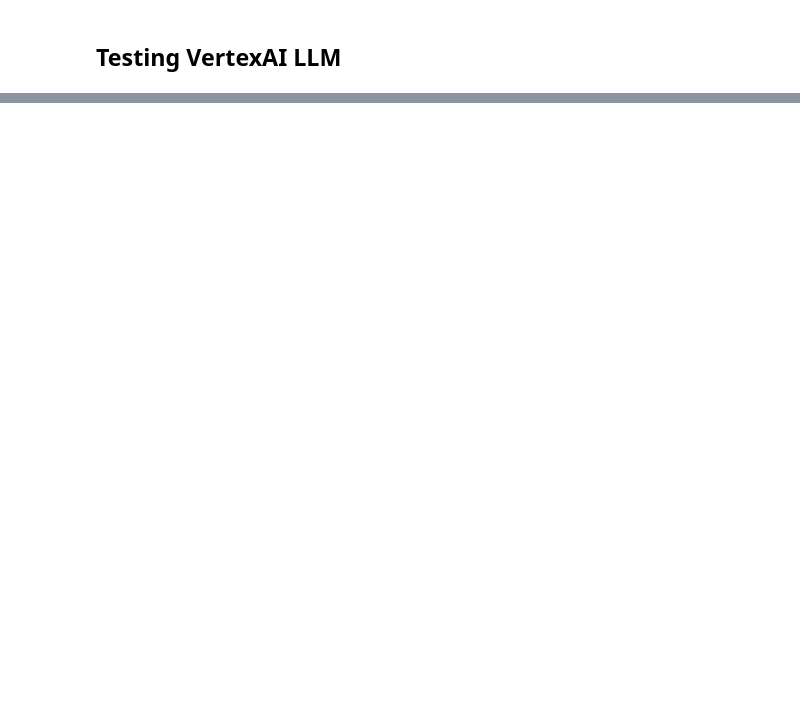
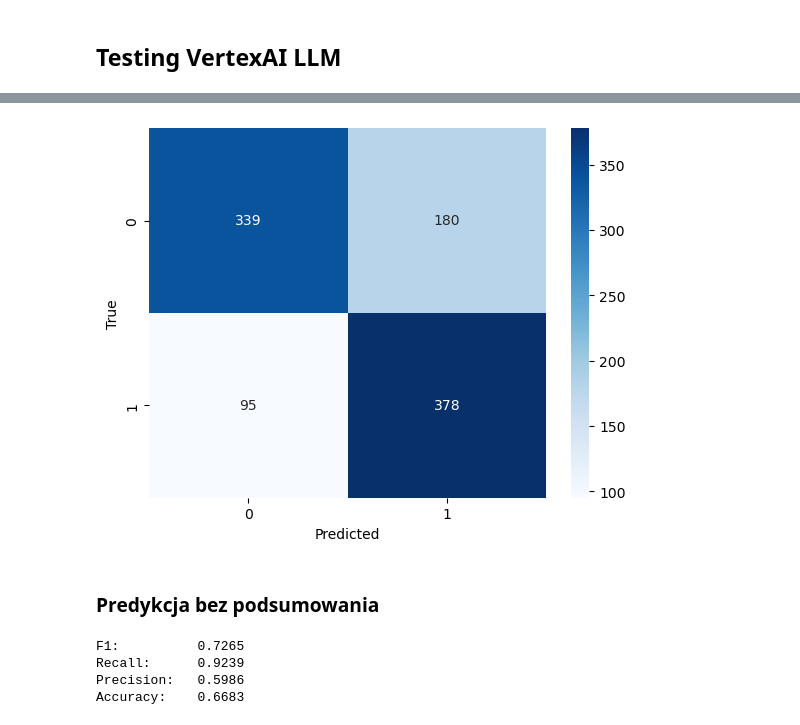
Before and after one commit to amajczyk/ClickbaitDetector, a Jupyter notebook: modelling/model_testing/vertex_llm_tests.ipynb, the cells around one changed output, grey strips where cells are left out. Saved outputs shown, nothing was run; the diff lists cells and outputs as text; code cells hidden in the pictures; blank space fills up the shorter version.

```diff
--- a/modelling/model_testing/vertex_llm_tests.ipynb
+++ b/modelling/model_testing/vertex_llm_tests.ipynb
@@ -186,0 +143,28 @@ Accuracy:    0.7198
+# %%
+cm = confusion_matrix(y_true, y_pred)
+sns.heatmap(cm, annot=True, fmt='d', cmap='Blues')
+# add labels to heatmap
+plt.xlabel('Predicted')
+plt.ylabel('True')
+plt.show()
+# %% [output]
+[figure, added]
+# %% [markdown]
+### Predykcja bez podsumowania
+# %%
+df_test_no_text_no_nan = df_test[df_test['vertex_prediction_with_summary'].notnull()].reset_index(drop=True)
+y_true = df_test_no_text_no_nan['is_clickbait'].values
+y_pred = df_test_no_text_no_nan['vertex_prediction_without_summary'].values
+
+y_pred = y_pred.astype(int)
+
+from sklearn.metrics import roc_auc_score, f1_score, recall_score, precision_score, accuracy_score
+print(f'F1: {f1_score(y_true, y_pred):>15.4f}')
+print(f'Recall: {recall_score(y_true, y_pred):>11.4f}')
+print(f'Precision: {precision_score(y_true, y_pred):>8.4f}')
+print(f'Accuracy: {accuracy_score(y_true, y_pred):>9.4f}')
+# %% [output]
+F1:          0.7265
+Recall:      0.9239
+Precision:   0.5986
+Accuracy:    0.6683
```
Also changed, not shown: parts of 15 cells of this notebook, 1 other file.
